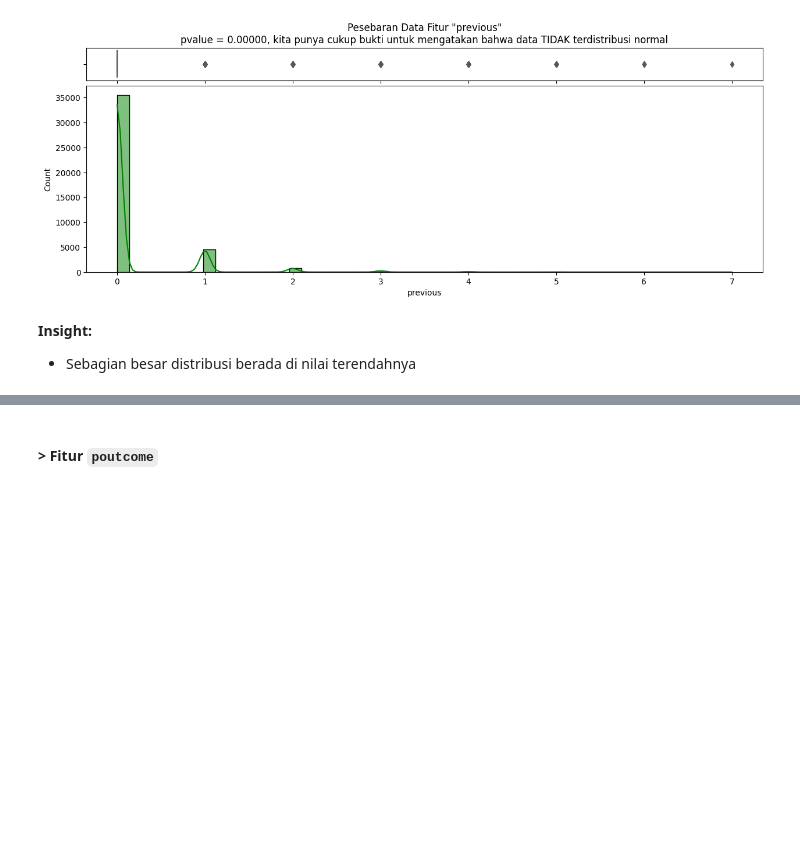
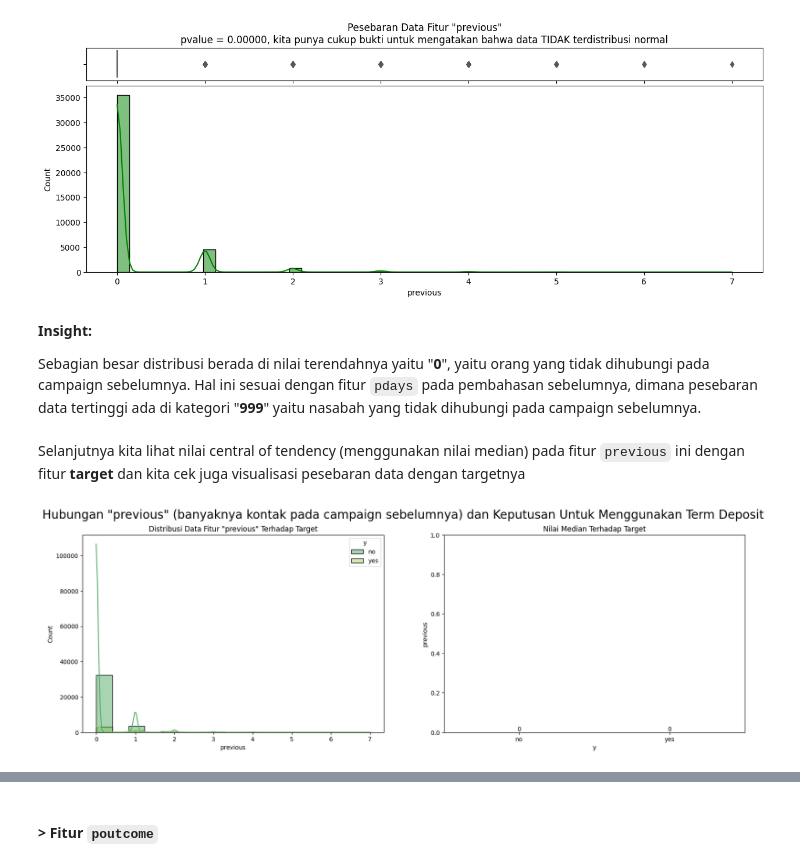
Before and after one commit to PurwadhikaDev/DeltaGroup_JC_DS_FT_Jogja_01_FinalProject, a Jupyter notebook: notebooks/GroupDelta_Bank_Marketing_Campaign.ipynb, the cells around one changed output, grey strips where cells are left out. Drawn from its saved outputs; the diff is of its cells as text; code cells hidden in the pictures; blank space fills up the shorter version.

```diff
--- a/notebooks/GroupDelta_Bank_Marketing_Campaign.ipynb
+++ b/notebooks/GroupDelta_Bank_Marketing_Campaign.ipynb
@@ -1023,6 +1038,31 @@ plt.show()
 # %% [output]
 <Figure size 1500x2000 with 0 Axes>
 [figure]
-# %% [markdown]
-__Insight:__
-* Sebagian besar distribusi berada di nilai terendahnya
+# %% [markdown]
+__Insight:__
+
+Sebagian besar distribusi berada di nilai terendahnya yaitu "**0**", yaitu orang yang tidak dihubungi pada campaign sebelumnya. Hal ini sesuai dengan fitur `pdays` pada pembahasan sebelumnya, dimana pesebaran data tertinggi ada di kategori "**999**" yaitu nasabah yang tidak dihubungi pada campaign sebelumnya.
+# %% [markdown]
+Selanjutnya kita lihat nilai central of tendency (menggunakan nilai median) pada fitur `previous` ini dengan fitur **target** dan kita cek juga visualisasi pesebaran data dengan targetnya
+# %%
+# Visualisasi sebaran data terhadap target dan nilai median dengan target
+
+fig, axes = plt.subplots(nrows= 1, ncols= 2, figsize=(20,6))
+
+plt.suptitle('Hubungan "previous" (banyaknya kontak pada campaign sebelumnya) dan Keputusan Untuk Menggunakan Term Deposit', size = 20)
+
+# Visualisasi sebaran data terhadap target
+axes[0].set_title('Distribusi Data Fitur "previous" Terhadap Target')
+plot1=sns.histplot(data = df, hue = 'y', x = df['previous'], stat = 'count',
+                   ax=axes[0], kde = True, palette="summer")
+
+# Nilai Median terhadap target
+axes[1].set_title('Nilai Median Terhadap Target')
+plot2=sns.barplot(x = 'y', y = 'previous', data = df, estimator=np.median, ci=0,
+                  ax=axes[1], palette="summer")
+plot2.bar_label(plot2.containers[0],label_type='edge')
+plot2.set_ylim([0, 1])
+
+plt.show()
+# %% [output]
+[figure, added]
```
Also changed, not shown: parts of 71 cells of this notebook.
